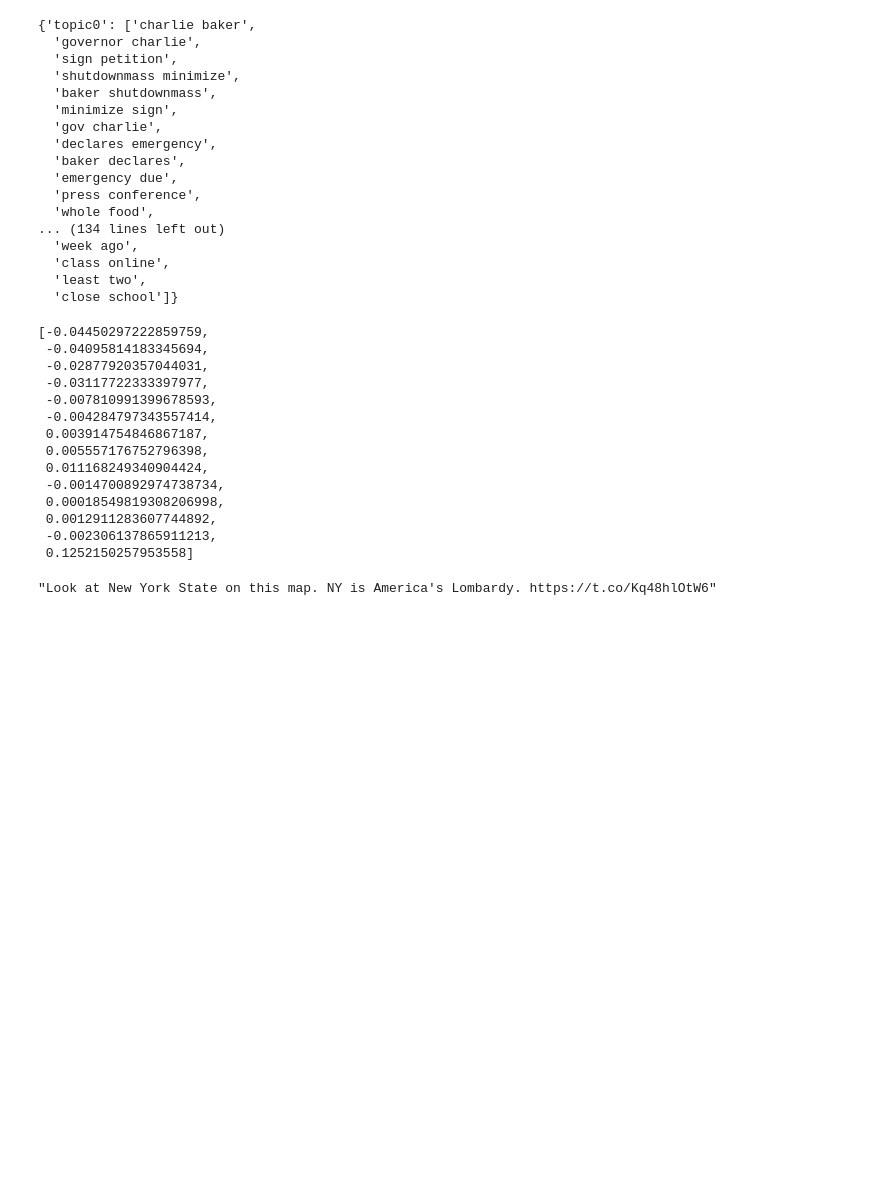
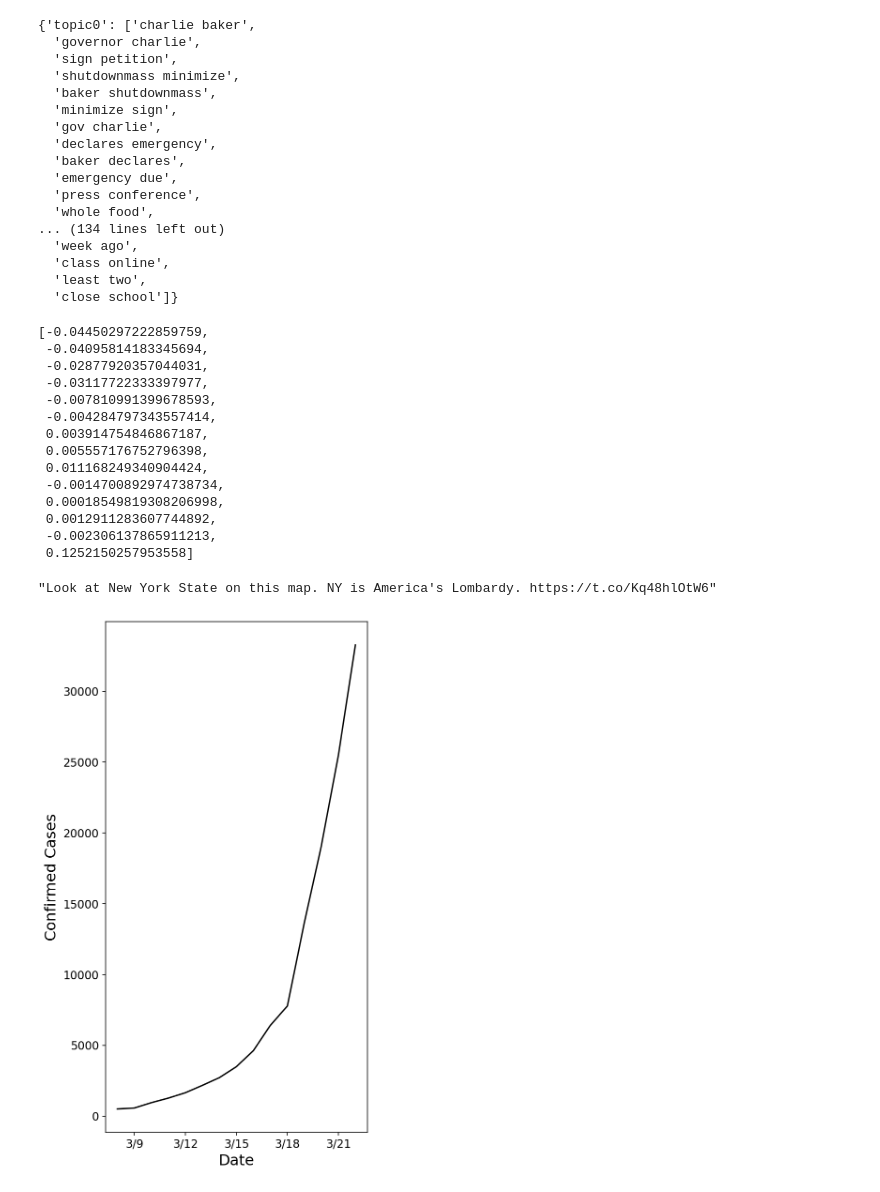
Before and after one commit to jtsliu/metis-project5-coronavirus, a Jupyter notebook: 6-visualizations.ipynb, the cells around one changed output. Cells and saved outputs as stored; diff of their text form; code cells hidden in the pictures; blank space fills up the shorter version.

```diff
--- a/6-visualizations.ipynb
+++ b/6-visualizations.ipynb
@@ -232,0 +235,25 @@ df[df['date'] == '2020-03-22'].iloc[4]['full_text']
+# %%
+us_cases = country_cases.loc['US']
+# %%
+us_dates = us_cases.keys()[-15:].tolist()
+# %%
+us_dates = [x[:-3] for x in us_dates]
+# %%
+us_cases = us_cases[-15:].tolist()
+# %%
+import numpy as np
+c = 'k'
+with plt.rc_context({'axes.edgecolor':c, 'xtick.color':c, 'ytick.color':c, 'figure.facecolor':'white'}):
+    fig = plt.figure(figsize=(5,10))
+    # fig.suptitle(f'United States Confirmed Coronavirus Cases', fontsize=20, y=0.92, color=c)
+    ax1 = fig.add_subplot(111)
+    ax1.plot(us_dates, us_cases, color=c)
+    ax1.set_ylabel('Confirmed Cases', fontsize=16, color=c)
+    ax1.set_xlabel('Date', fontsize=16, color=c)
+    # ax1.set_xticklabels(us_dates,fontsize=12)
+    ax1.set_xticks(np.arange(1,15, 3.0))
+    ax1.tick_params(axis="both", labelsize=12)
+
+# plt.savefig(f'tweets/images/us_cases.png', transparent=True, bbox_inches='tight')
+# %% [output]
+[figure, added]
```
Also changed, not shown: parts of 6 cells of this notebook, 1 other file.
